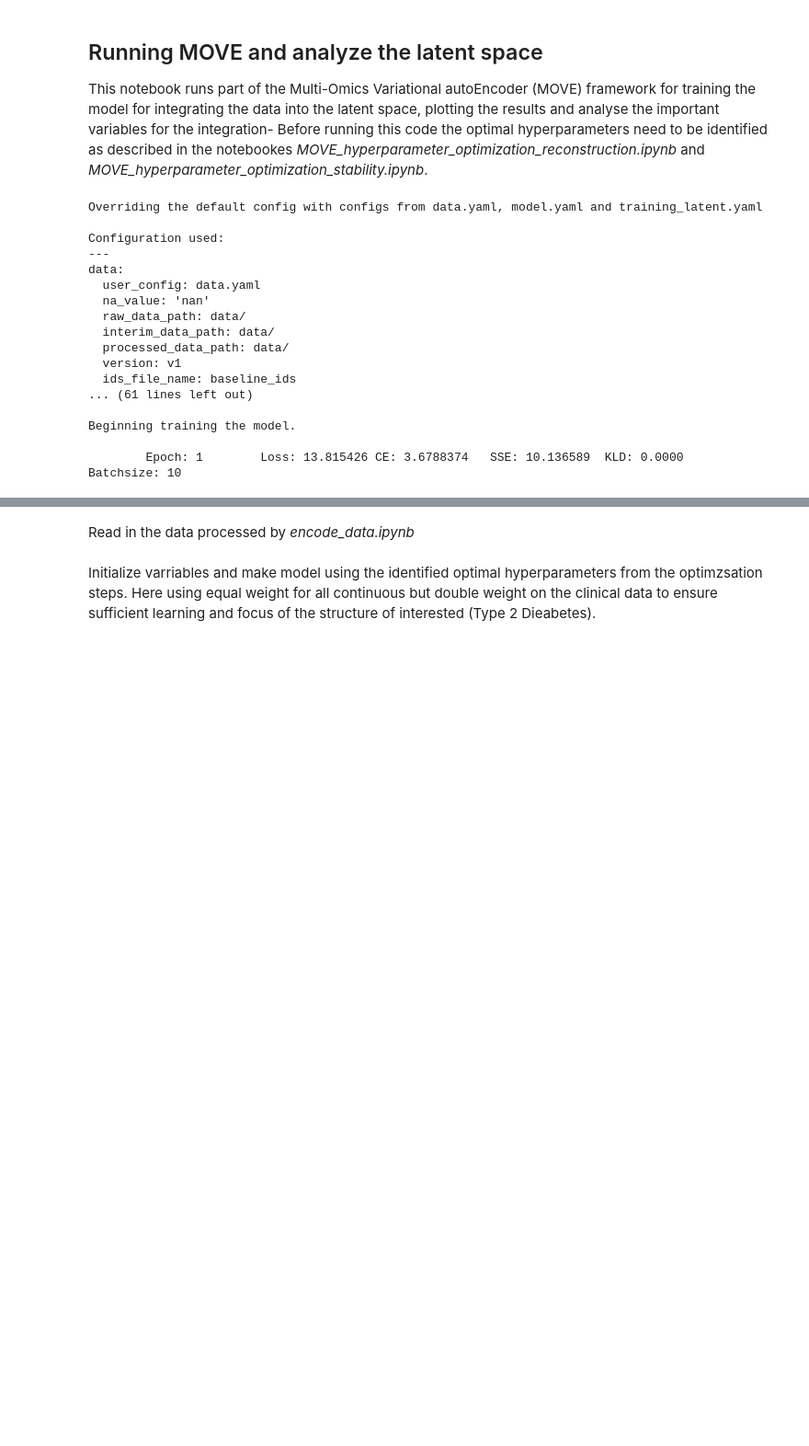
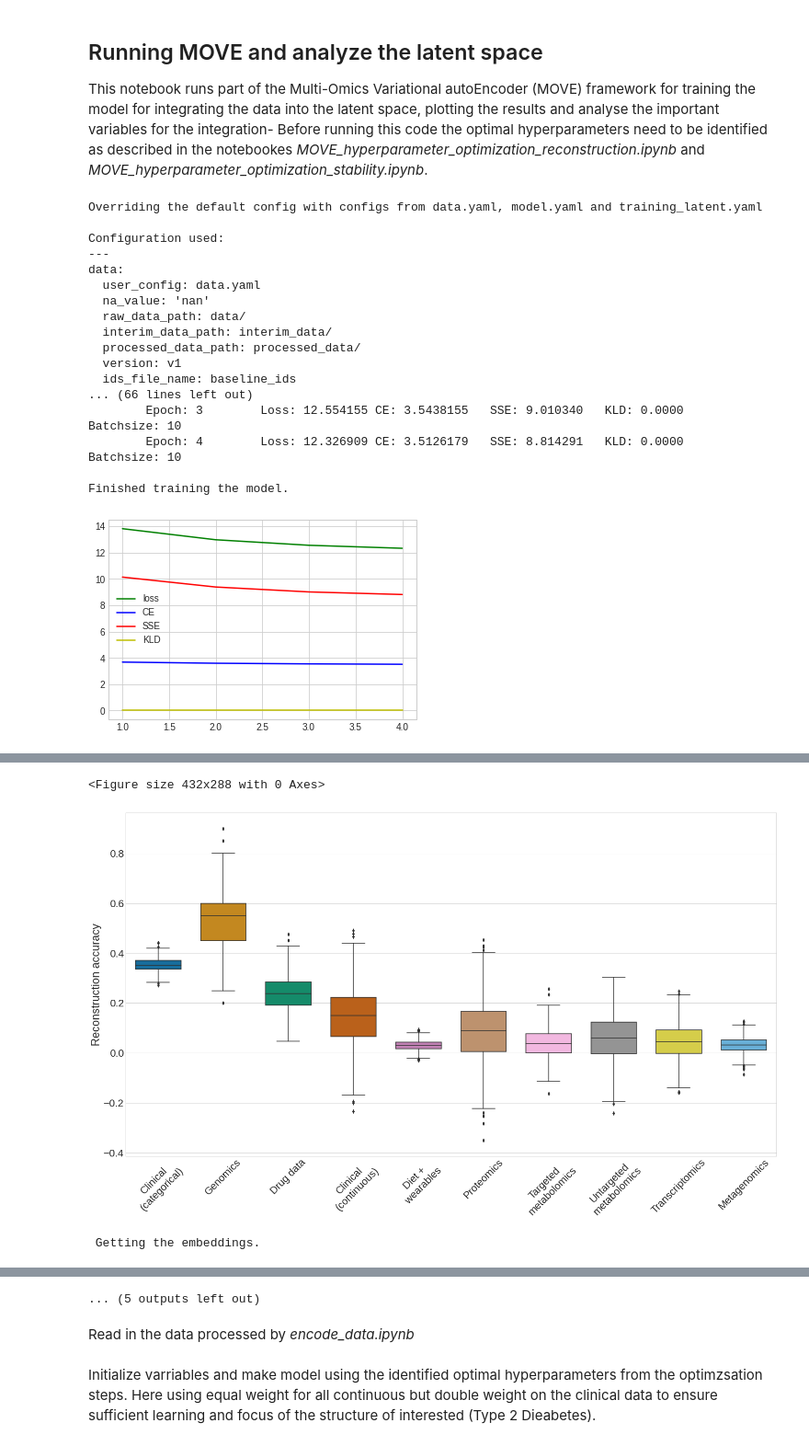
Before and after one commit to RasmussenLab/MOVE, a Jupyter notebook: 04_latent_space_analysis.ipynb, the cells around one changed output, grey strips where cells are left out. Shown at 92% size. Drawn from its saved outputs; the diff is of its cells as text; code cells hidden in the pictures; blank space fills up the shorter version.

```diff
--- a/04_latent_space_analysis.ipynb
+++ b/04_latent_space_analysis.ipynb
@@ -24,7 +24,9 @@ def main(base_config=base_config):
                 config_types=['data', 'model', 'training_latent'])
 
     #Getting the variables used in the notebook
-    path = cfg.data.processed_data_path
+    raw_data_path = cfg.data.raw_data_path
+    interim_data_path = cfg.data.interim_data_path
+    processed_data_path = cfg.data.processed_data_path
     data_of_interest = cfg.data.data_of_interest
     categorical_names = cfg.data.categorical_names
     continuous_names = cfg.data.continuous_names
@@ -49,7 +51,7 @@ def main(base_config=base_config):
     epochs = range(1, nepochs + 1)
 
     #Getting the data
-    cat_list, con_list, cat_names, con_names, headers_all, drug, drug_h = get_data(path, categorical_names, continuous_names, data_of_interest)
+    cat_list, con_list, cat_names, con_names, headers_all, drug, drug_h = get_data(raw_data_path, interim_data_path, categorical_names, continuous_names, data_of_interest)
 
     # Checking if all input features selected for visualization were in headers_all
     for feature in features_to_visualize:
@@ -62,7 +64,7 @@ def main(base_config=base_config):
     print('\nFinished training the model.')
 
     # Visualizing the training
-    visualize_training(path, losses, ce, sse, KLD, epochs)
+    visualize_training(processed_data_path, losses, ce, sse, KLD, epochs)
 
     # Getting the reconstruction results
     latent, latent_var, cat_recon, cat_class, con_recon, loss, likelihood = get_latents(best_model, train_loader, 1)
@@ -70,15 +72,15 @@ def main(base_config=base_config):
     all_values = calc_continuous_reconstruction_acc(con_shapes, con_recon, train_loader)
 
     # Plotting the reconstruction distributions
-    plot_reconstruction_distribs(path, cat_total_recon, all_values)
+    plot_reconstruction_distribs(processed_data_path, cat_total_recon, all_values)
 
     # Getting the embeddings
     print('\n Getting the embeddings.')
-    embedding = get_embedding(path, latent)
+    embedding = get_embedding(processed_data_path, latent)
 
     # Visualizing the embedding of three example features
     for feature in features_to_visualize:
-        visualize_embedding(path, feature, embedding,
+        visualize_embedding(processed_data_path, feature, embedding,
                             mask, cat_list, con_list, cat_names, con_names)
 
     # Getting pearson correlations of two example features
@@ -94,44 +96,45 @@ def main(base_config=base_config):
             total_diffs_con_np = get_feature_importance_continuous(best_model, train_loader, mask, latent)
 
     # Saving features importance measure results
-    save_feat_results(path, all_diffs_cat_np, sum_diffs_cat_np, sum_diffs_cat_abs_np, total_diffs_cat_np,
+    save_feat_results(processed_data_path, all_diffs_cat_np, sum_diffs_cat_np, sum_diffs_cat_abs_np, total_diffs_cat_np,
                  all_diffs_con_np, sum_diffs_con_np,sum_diffs_con_abs_np, total_diffs_con_np)
 
     # Plotting categorical importance measures
-    plot_categorical_importance(path=path,
+    plot_categorical_importance(path=processed_data_path,
                             sum_diffs=sum_diffs_cat_np,
                             cat_list=cat_list,
                             feature_names=cat_names,
                             fig_name='importance_SHAP_cat')
 
     # Plotting continuous importance measures
-    plot_continuous_importance(path=path,
+    plot_continuous_importance(path=processed_data_path,
                            train_loader=train_loader,
                            sum_diffs=sum_diffs_con_np,
                            feature_names=con_names,
                            fig_name='importance_SHAP_con')
 
     # Getting feature importance on weights
-    get_feat_importance_on_weights(path, best_model, train_loader, cat_names, con_names)
+    get_feat_importance_on_weights(processed_data_path, best_model, train_loader, cat_names, con_names)
 
 
 if __name__ == "__main__":
     main()
 # %% [output]
 Overriding the default config with configs from data.yaml, model.yaml and training_latent.yaml
 
 Configuration used:
 ---
 data:
   user_config: data.yaml
   na_value: 'nan'
   raw_data_path: data/
-  interim_data_path: data/
-  processed_data_path: data/
+  interim_data_path: interim_data/
+  processed_data_path: processed_data/
   version: v1
   ids_file_name: baseline_ids
-... (61 lines left out)
+... (66 lines left out)
+        Epoch: 3        Loss: 12.554155 CE: 3.5438155   SSE: 9.010340   KLD: 0.0000     Batchsize: 10
+        Epoch: 4        Loss: 12.326909 CE: 3.5126179   SSE: 8.814291   KLD: 0.0000     Batchsize: 10
 
-Beginning training the model.
-
-        Epoch: 1        Loss: 13.815426 CE: 3.6788374   SSE: 10.136589  KLD: 0.0000     Batchsize: 10
+Finished training the model.
+[figure, added]
@@ -138,0 +142,3 @@ KeyboardInterrupt:
+<Figure size 432x288 with 0 Axes>
+[figure, added]
+ Getting the embeddings.
@@ -139,3 +158,4 @@ KeyboardInterrupt:
+... (5 outputs left out)
 # %% [markdown]
 Read in the data processed by <i>encode_data.ipynb</i>
 # %% [markdown]
```
Also changed, not shown: parts of 1 cell of this notebook, 13 other files.
